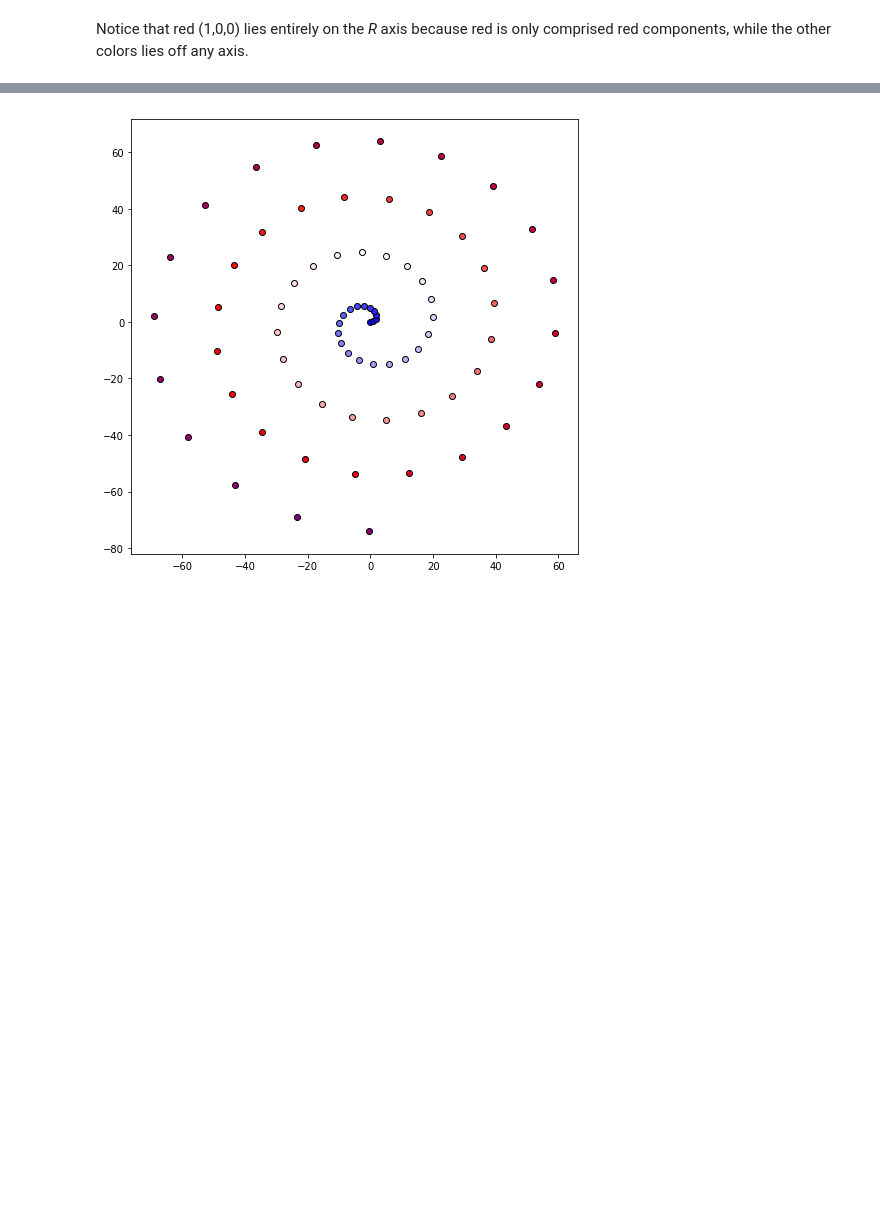
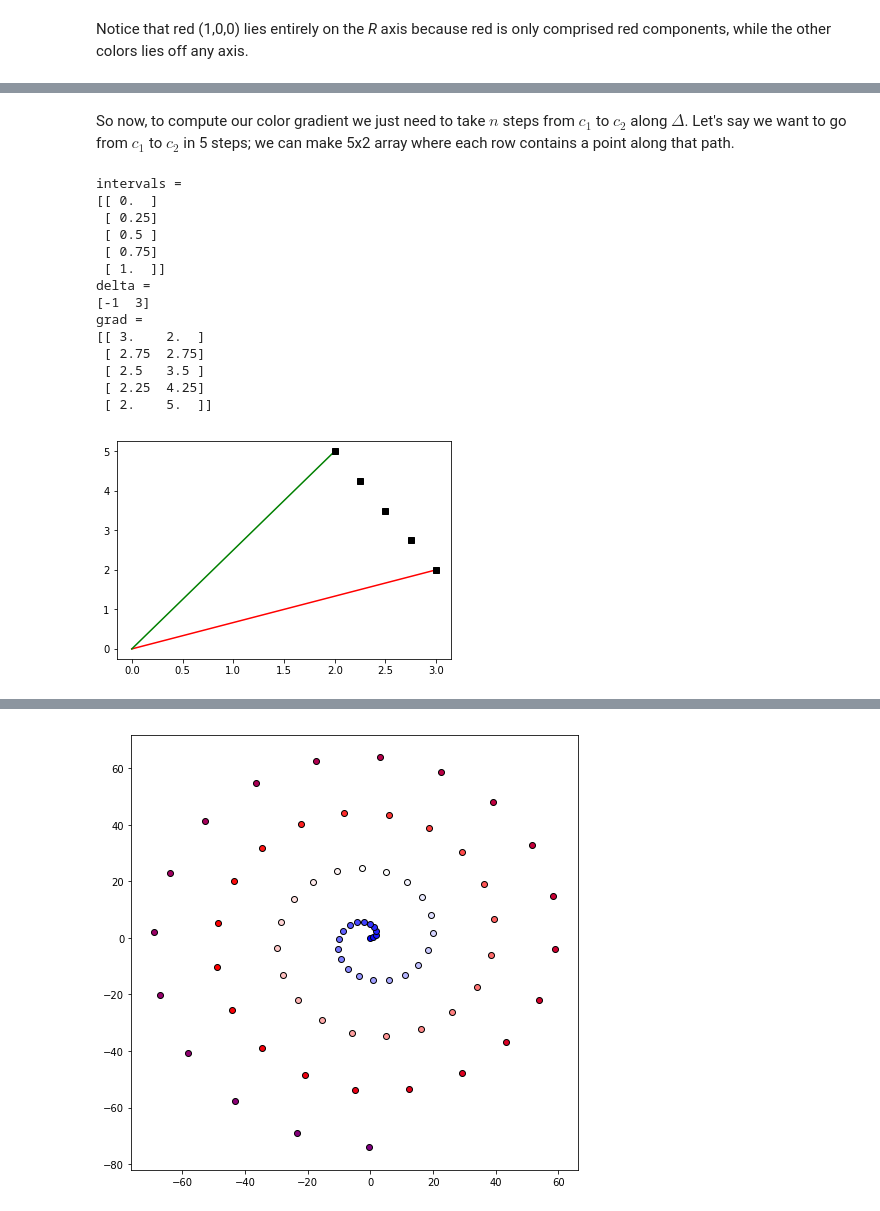
Before and after one commit to michaelsilverstein/Python-Tips-n-tricks, a Jupyter notebook: Color gradient.ipynb, the cells around one changed output, grey strips where cells are left out. Saved outputs shown, nothing was run; the diff lists cells and outputs as text; code cells hidden in the pictures; blank space fills up the shorter version.

```diff
--- a/Color gradient.ipynb
+++ b/Color gradient.ipynb
@@ -101,0 +141,38 @@ Notice that red (1,0,0) lies entirely on the *R* axis because red is only compri
+# %% [markdown]
+So now, to compute our color gradient we just need to take $n$ steps from $c_1$ to $c_2$ along $\Delta$. Let's say we want to go from $c_1$ to $c_2$ in 5 steps; we can make 5x2 array where each row contains a point along that path.
+# %%
+# Number of steps
+n = 5
+# A vector with 5 steps from 0 to 1 reshape to allow for broadcasting
+intervals = np.linspace(0,1,5).reshape(-1,1)
+print('intervals =')
+print(intervals)
+# Find delta vector
+delta = data[2]-data[1]
+print('delta =')
+print(delta)
+# Comptue gradient
+grad = data[1] + delta*intervals
+print('grad =')
+print(grad)
+
+plt.plot(data[:2,0],data[:2,1],c='r',label='$c_1$')
+plt.plot(data[[0,2],0],data[[0,2],1],c='g',label='$c_2$')
+plt.plot(grad[:,0],grad[:,1],'ks',)
+plt.show()
+# %% [output]
+intervals =
+[[ 0.  ]
+ [ 0.25]
+ [ 0.5 ]
+ [ 0.75]
+ [ 1.  ]]
+delta =
+[-1  3]
+grad =
+[[ 3.    2.  ]
+ [ 2.75  2.75]
+ [ 2.5   3.5 ]
+ [ 2.25  4.25]
+ [ 2.    5.  ]]
+[figure, added]
```
Also changed, not shown: parts of 10 cells of this notebook.
